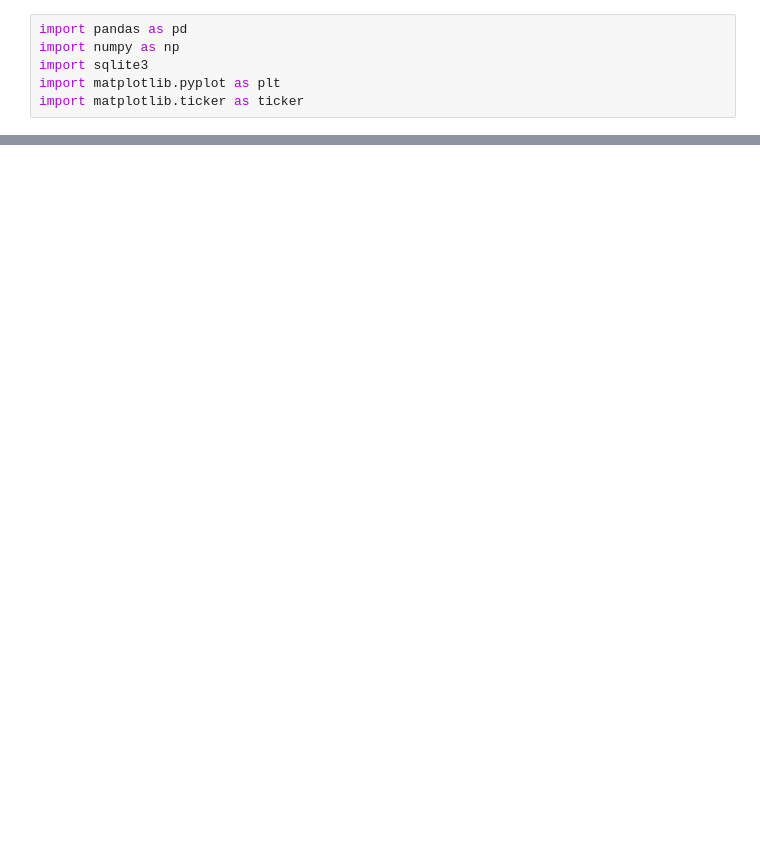
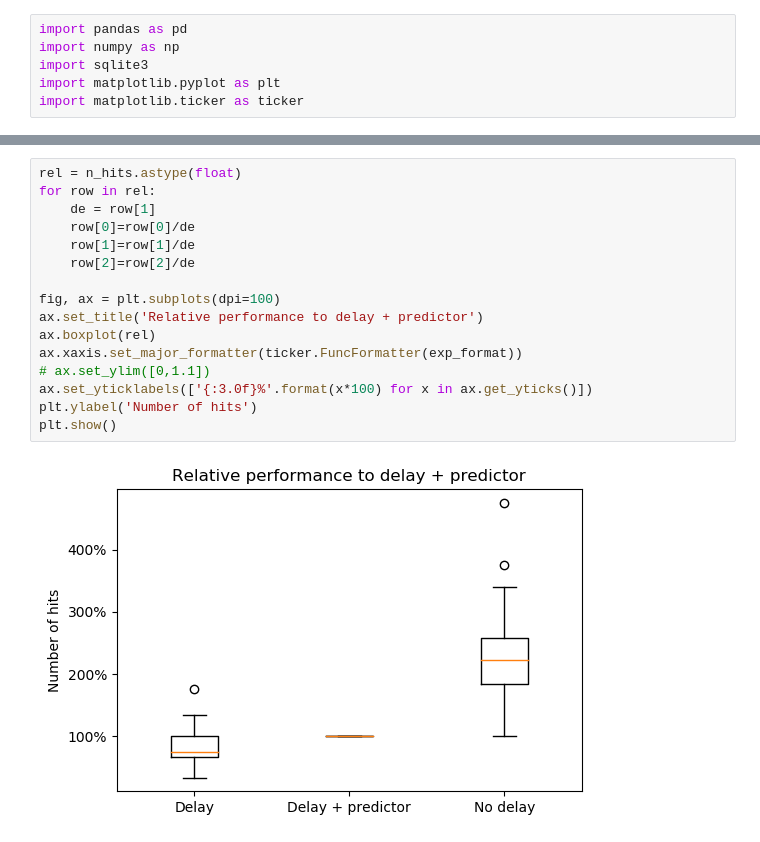
Before and after one commit to martinloland/master_thesis, a Jupyter notebook: data/experiment_data.ipynb, the cells around one changed output, grey strips where cells are left out. Saved outputs shown, nothing was run; the diff lists cells and outputs as text; blank space fills up the shorter version.

```diff
--- a/data/experiment_data.ipynb
+++ b/data/experiment_data.ipynb
@@ -92,0 +65,18 @@ plt.show()
+# %%
+rel = n_hits.astype(float)
+for row in rel:
+    de = row[1]
+    row[0]=row[0]/de
+    row[1]=row[1]/de
+    row[2]=row[2]/de
+
+fig, ax = plt.subplots(dpi=100)
+ax.set_title('Relative performance to delay + predictor')
+ax.boxplot(rel)
+ax.xaxis.set_major_formatter(ticker.FuncFormatter(exp_format))
+# ax.set_ylim([0,1.1])
+ax.set_yticklabels(['{:3.0f}%'.format(x*100) for x in ax.get_yticks()])
+plt.ylabel('Number of hits')
+plt.show()
+# %% [output]
+[figure, added]
```
Also changed, not shown: parts of 16 cells of this notebook, 1 other file.
